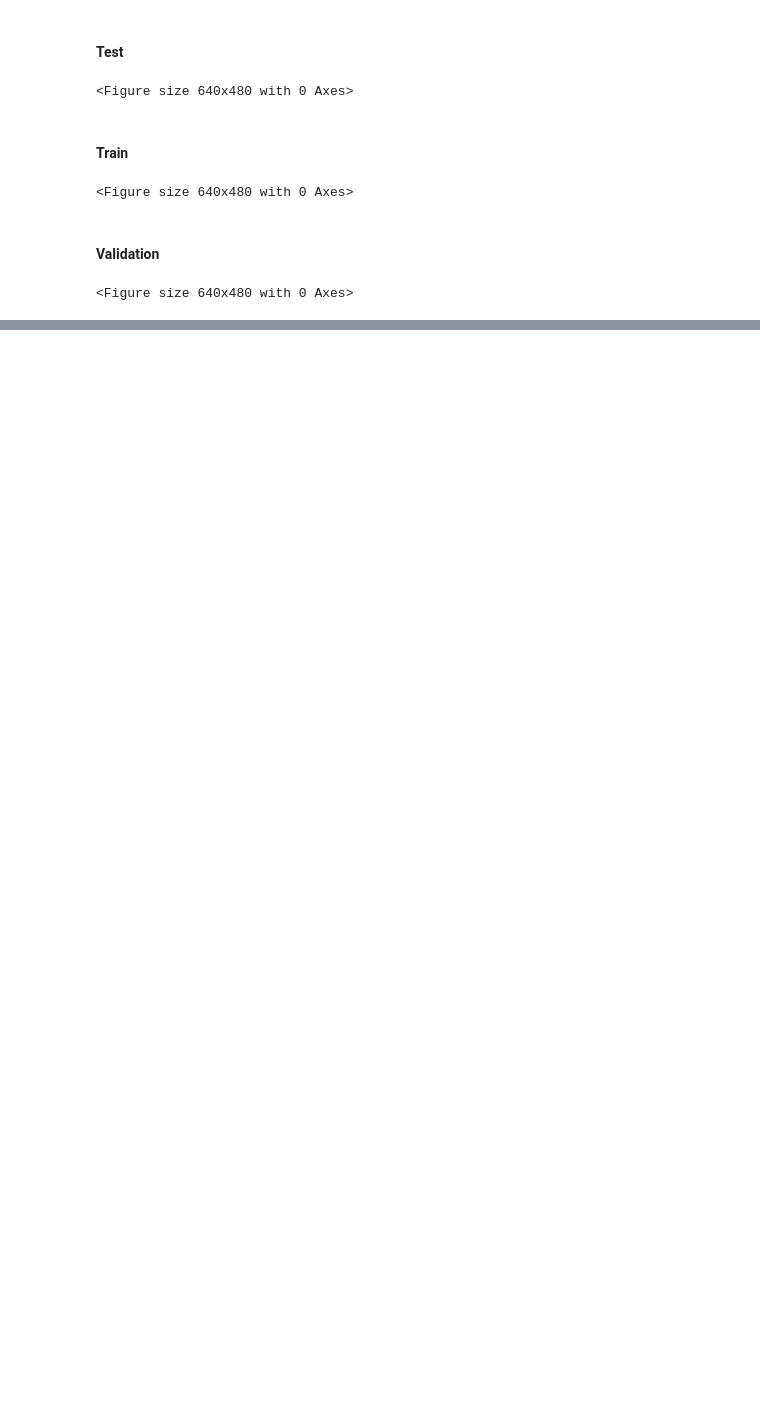
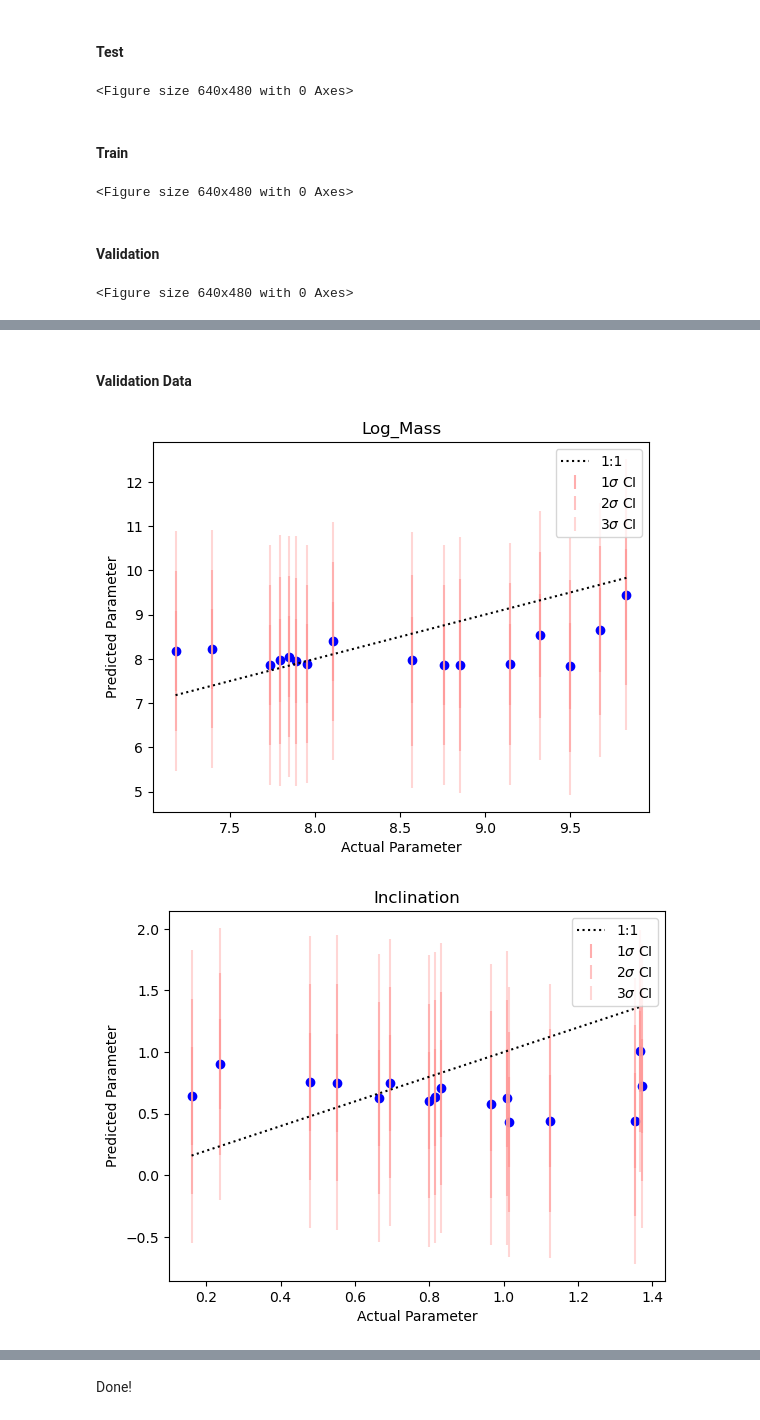
Before and after one commit to rajuaman1/QNPy-Latte, a Jupyter notebook: Modelling_Tutorial_Notebooks_w_Params/3.Modelling.ipynb, the cells around one changed output, grey strips where cells are left out. Drawn from its saved outputs; the diff is of its cells as text; code cells hidden in the pictures; blank space fills up the shorter version.

```diff
--- a/Modelling_Tutorial_Notebooks_w_Params/3.Modelling.ipynb
+++ b/Modelling_Tutorial_Notebooks_w_Params/3.Modelling.ipynb
@@ -247,0 +284,10 @@ with open(f'{suffix}_names.pickle', 'wb') as handle:
+# %% [markdown]
+#### Validation Data
+# %%
+#Creating TF and Param Plots
+Plotting_TF_Mean(predicted_tf_val,transfer_functions_val,ttau,TF_SAVE_PATH_VAL,ttau_plot_len)
+Plotting_TF_Individual(valLoader,predicted_tf_val,transfer_functions_val,ttau,TF_SAVE_PATH_VAL,ttau_plot_len)
+Plotting_Param_Individual(valLoader,predicted_params_val,params_val,param_columns,PARAM_SAVE_PATH_VAL)
+# %% [output]
+[figure, added]
+[figure, added]
@@ -247,0 +298,2 @@ with open(f'{suffix}_names.pickle', 'wb') as handle:
+# %% [markdown]
+Done!
```
Also changed, not shown: parts of 13 cells of this notebook.
